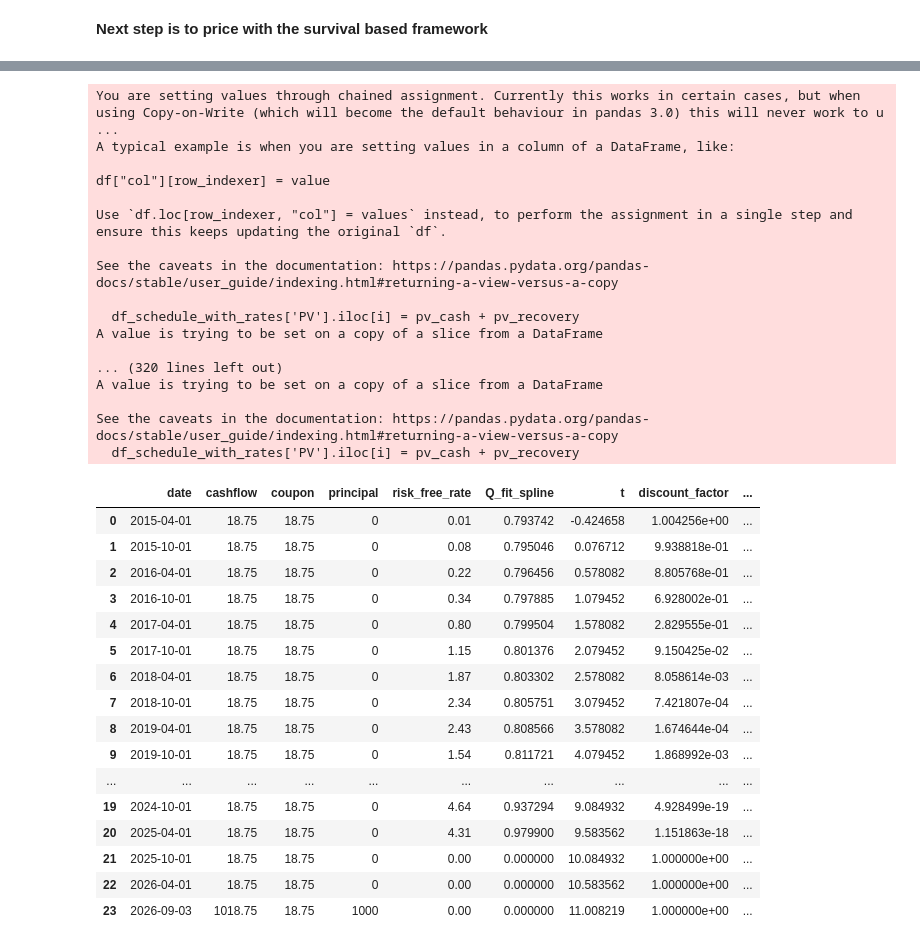
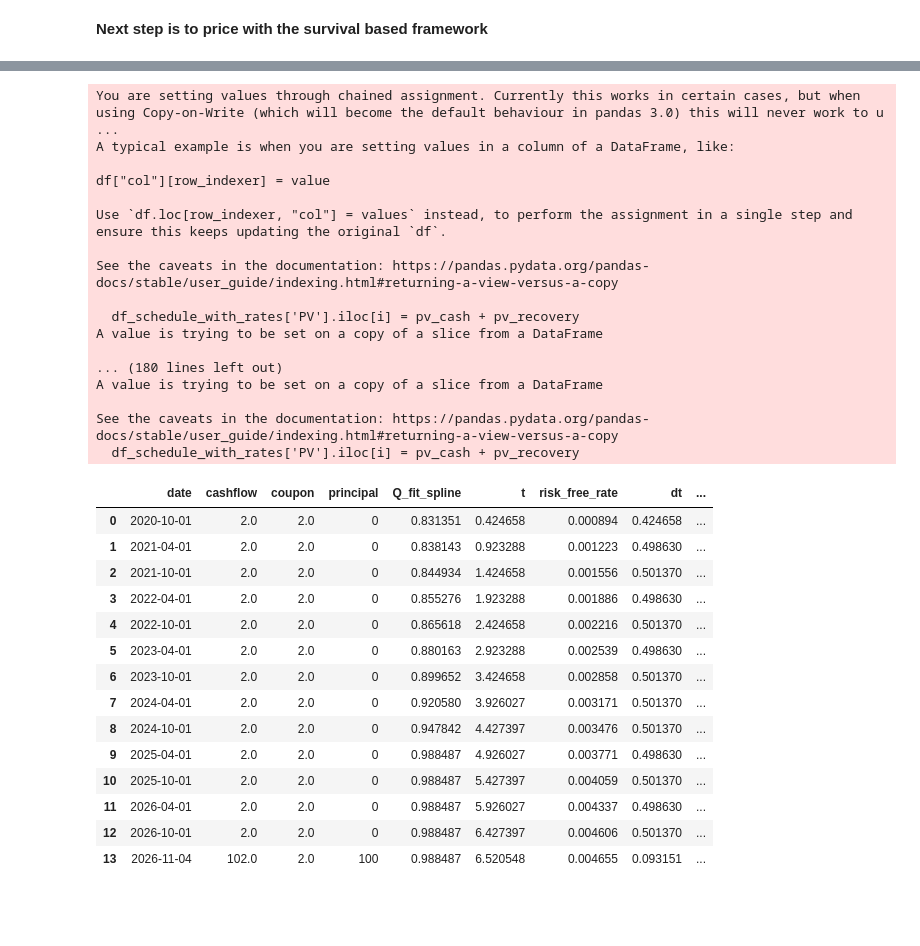
Before and after one commit to Quant-Liam/FE800-Research, a Jupyter notebook: FA800 ProjectDraft.ipynb, the cells around one changed output, grey strips where cells are left out. Saved outputs shown, nothing was run; the diff lists cells and outputs as text; code cells hidden in the pictures; blank space fills up the shorter version.

```diff
--- a/FA800 ProjectDraft.ipynb
+++ b/FA800 ProjectDraft.ipynb
@@ -231,12 +255,12 @@ df_survival.reset_index(inplace=True)
 from datetime import datetime
 
 coupon_freq = 2 # semi-annual
-coupon_rate = 0.0375/coupon_freq
+coupon_rate = 0.04/coupon_freq
 issue_date = datetime(2014, 7, 28)
-first_coupon_date = datetime(2015, 3, 3)
-par = 1000
+first_coupon_date = datetime(2015, 4, 1)
+par = 100 #This is from the bond description
 coupon_amount = par * coupon_rate
-maturity =  datetime(2026, 9, 3)
+maturity =  datetime(2026, 11, 4)
 
 ##Havinng a problem adding the final payment here
 dates = pd.date_range(start=first_coupon_date, end=maturity, freq='6MS').tolist()
@@ -283,5 +306,0 @@ df_schedule#.head()
-# %%
-df_risk_free = pd.read_csv(r"C:\Users\LiamRodgers\Desktop\Python\Classes\FE800\FE800-Research\3M_treasury_yields.csv")
-df_risk_free.rename(columns ={'observation_date': 'date', 'DGS3MO': 'risk_free_rate'}, inplace=True)
-df_risk_free['date'] = pd.to_datetime(df_risk_free['date'])
-df_risk_free
@@ -302,5 +307,5 @@ df_risk_free
 # %%
-def match_risk_free_rates(df_schedule, df_risk_free, df_survival=None):
+def match_risk_free_rates(df_schedule, df_survival=None):
     """
     Match risk-free rates and survival probabilities to bond cashflows based on year-month
 
@@ -317,19 +322,10 @@ def match_risk_free_rates(df_schedule, df_risk_free, df_survival=None):
 
     # Convert dates to datetime if they aren't already
     df_matched['date'] = pd.to_datetime(df_matched['date'])
-    df_risk_free_copy = df_risk_free.copy()
-    df_risk_free_copy['date'] = pd.to_datetime(df_risk_free_copy['date'])
 
     # Create year-month columns for matching
     df_matched['year_month'] = df_matched['date'].dt.to_period('M')
-    df_risk_free_copy['year_month'] = df_risk_free_copy['date'].dt.to_period('M')
 
-    # Merge risk-free rates on year-month
-    df_matched = df_matched.merge(
-        df_risk_free_copy[['year_month', 'risk_free_rate']],
-        on='year_month',
-        how='left'
-    )
 
     # If survival data is provided, merge Q_fit as well
     if df_survival is not None:
@@ -343,13 +339,15 @@ def match_risk_free_rates(df_schedule, df_risk_free, df_survival=None):
             how='left'
         )
 
+
+
     # Drop the temporary year_month column
     df_matched = df_matched.drop('year_month', axis=1)
 
     return df_matched
 
 # Apply the function with both risk-free rates and survival probabilities
-df_schedule_with_rates = match_risk_free_rates(df_schedule, df_risk_free, df_survival)
+df_schedule_with_rates = match_risk_free_rates(df_schedule, df_survival)
 df_schedule_with_rates.replace(np.nan, 0, inplace=True)
 df_schedule_with_rates#.to_clipboard()
 # %% [output]
@@ -395,0 +415,5 @@ df_schedule_with_rates
+# %%
+
+df_schedule_with_rates['Q_fit_spline'] = df_schedule_with_rates['Q_fit_spline'].replace(0, np.nan).interpolate(method='linear') #only replaces Nan Values not 0s
+#df_schedule_with_rates.dropna(subset=['risk_free_rate'], inplace=True)
+df_schedule_with_rates
@@ -396,61 +436,60 @@ df_schedule_with_rates
 # %%
 # Fix the pricing loop
+
 df_schedule_with_rates['PV'] = 0.0
 
 # Add Q_previous column (Q(0,t_{i-1}))
 df_schedule_with_rates['Q_previous'] = df_schedule_with_rates['Q_fit_spline'].shift(1).fillna(1.0)
-
+Recovery = 0.40
 for i in range(len(df_schedule_with_rates)):
     z = df_schedule_with_rates['discount_factor'].iloc[i]
     cash = df_schedule_with_rates['cashflow'].iloc[i]
     Q_current = df_schedule_with_rates['Q_fit_spline'].iloc[i]
     Q_previous = df_schedule_with_rates['Q_previous'].iloc[i]
 
     # PV of cashflow if no default
     pv_cash = z * cash * Q_current
 
     # PV of recovery if default occurs in this period
     # Recovery = Z * R * F * (Q_{i-1} - Q_i)
-    pv_recovery = z * r * par * (Q_previous - Q_current)
+    pv_recovery = z * Recovery * par * (Q_previous - Q_current)
 
     df_schedule_with_rates['PV'].iloc[i] = pv_cash + pv_recovery
 
-df_schedule_with_rates
+df_schedule_with_rates#.to_clipboard()
 # %% [output]
 You are setting values through chained assignment. Currently this works in certain cases, but when using Copy-on-Write (which will become the default behaviour in pandas 3.0) this will never work to u ...
 A typical example is when you are setting values in a column of a DataFrame, like:
 
 df["col"][row_indexer] = value
 
 Use `df.loc[row_indexer, "col"] = values` instead, to perform the assignment in a single step and ensure this keeps updating the original `df`.
 
 See the caveats in the documentation: https://pandas.pydata.org/pandas-docs/stable/user_guide/indexing.html#returning-a-view-versus-a-copy
 
   df_schedule_with_rates['PV'].iloc[i] = pv_cash + pv_recovery
 A value is trying to be set on a copy of a slice from a DataFrame
 
-... (320 lines left out)
+... (180 lines left out)
 A value is trying to be set on a copy of a slice from a DataFrame
 
 See the caveats in the documentation: https://pandas.pydata.org/pandas-docs/stable/user_guide/indexing.html#returning-a-view-versus-a-copy
   df_schedule_with_rates['PV'].iloc[i] = pv_cash + pv_recovery
-|  | date | cashflow | coupon | principal | risk_free_rate | Q_fit_spline | t | discount_factor | ... |
-| 0 | 2015-04-01 | 18.75 | 18.75 | 0 | 0.01 | 0.793742 | -0.424658 | 1.004256e+00 | ... |
-| 1 | 2015-10-01 | 18.75 | 18.75 | 0 | 0.08 | 0.795046 | 0.076712 | 9.938818e-01 | ... |
-| 2 | 2016-04-01 | 18.75 | 18.75 | 0 | 0.22 | 0.796456 | 0.578082 | 8.805768e-01 | ... |
-| 3 | 2016-10-01 | 18.75 | 18.75 | 0 | 0.34 | 0.797885 | 1.079452 | 6.928002e-01 | ... |
-| 4 | 2017-04-01 | 18.75 | 18.75 | 0 | 0.80 | 0.799504 | 1.578082 | 2.829555e-01 | ... |
-| 5 | 2017-10-01 | 18.75 | 18.75 | 0 | 1.15 | 0.801376 | 2.079452 | 9.150425e-02 | ... |
-| 6 | 2018-04-01 | 18.75 | 18.75 | 0 | 1.87 | 0.803302 | 2.578082 | 8.058614e-03 | ... |
-| 7 | 2018-10-01 | 18.75 | 18.75 | 0 | 2.34 | 0.805751 | 3.079452 | 7.421807e-04 | ... |
-| 8 | 2019-04-01 | 18.75 | 18.75 | 0 | 2.43 | 0.808566 | 3.578082 | 1.674644e-04 | ... |
-| 9 | 2019-10-01 | 18.75 | 18.75 | 0 | 1.54 | 0.811721 | 4.079452 | 1.868992e-03 | ... |
-| ... | ... | ... | ... | ... | ... | ... | ... | ... | ... |
-| 19 | 2024-10-01 | 18.75 | 18.75 | 0 | 4.64 | 0.937294 | 9.084932 | 4.928499e-19 | ... |
-| 20 | 2025-04-01 | 18.75 | 18.75 | 0 | 4.31 | 0.979900 | 9.583562 | 1.151863e-18 | ... |
-| 21 | 2025-10-01 | 18.75 | 18.75 | 0 | 0.00 | 0.000000 | 10.084932 | 1.000000e+00 | ... |
-| 22 | 2026-04-01 | 18.75 | 18.75 | 0 | 0.00 | 0.000000 | 10.583562 | 1.000000e+00 | ... |
-| 23 | 2026-09-03 | 1018.75 | 18.75 | 1000 | 0.00 | 0.000000 | 11.008219 | 1.000000e+00 | ... |
+|  | date | cashflow | coupon | principal | Q_fit_spline | t | risk_free_rate | dt | ... |
+| 0 | 2020-10-01 | 2.0 | 2.0 | 0 | 0.831351 | 0.424658 | 0.000894 | 0.424658 | ... |
+| 1 | 2021-04-01 | 2.0 | 2.0 | 0 | 0.838143 | 0.923288 | 0.001223 | 0.498630 | ... |
+| 2 | 2021-10-01 | 2.0 | 2.0 | 0 | 0.844934 | 1.424658 | 0.001556 | 0.501370 | ... |
+| 3 | 2022-04-01 | 2.0 | 2.0 | 0 | 0.855276 | 1.923288 | 0.001886 | 0.498630 | ... |
+| 4 | 2022-10-01 | 2.0 | 2.0 | 0 | 0.865618 | 2.424658 | 0.002216 | 0.501370 | ... |
+| 5 | 2023-04-01 | 2.0 | 2.0 | 0 | 0.880163 | 2.923288 | 0.002539 | 0.498630 | ... |
+| 6 | 2023-10-01 | 2.0 | 2.0 | 0 | 0.899652 | 3.424658 | 0.002858 | 0.501370 | ... |
+| 7 | 2024-04-01 | 2.0 | 2.0 | 0 | 0.920580 | 3.926027 | 0.003171 | 0.501370 | ... |
+| 8 | 2024-10-01 | 2.0 | 2.0 | 0 | 0.947842 | 4.427397 | 0.003476 | 0.501370 | ... |
+| 9 | 2025-04-01 | 2.0 | 2.0 | 0 | 0.988487 | 4.926027 | 0.003771 | 0.498630 | ... |
+| 10 | 2025-10-01 | 2.0 | 2.0 | 0 | 0.988487 | 5.427397 | 0.004059 | 0.501370 | ... |
+| 11 | 2026-04-01 | 2.0 | 2.0 | 0 | 0.988487 | 5.926027 | 0.004337 | 0.498630 | ... |
+| 12 | 2026-10-01 | 2.0 | 2.0 | 0 | 0.988487 | 6.427397 | 0.004606 | 0.501370 | ... |
+| 13 | 2026-11-04 | 102.0 | 2.0 | 100 | 0.988487 | 6.520548 | 0.004655 | 0.093151 | ... |
 # %%
 bond_pv = df_schedule_with_rates['PV'].sum()
 print(f'Bond PV: {bond_pv:.2f}')
```
Also changed, not shown: parts of 15 cells of this notebook.
